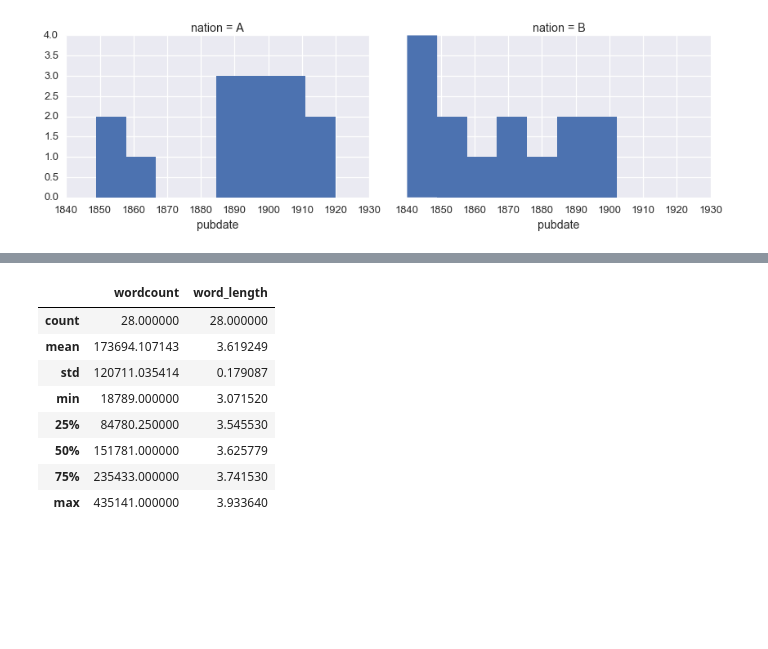
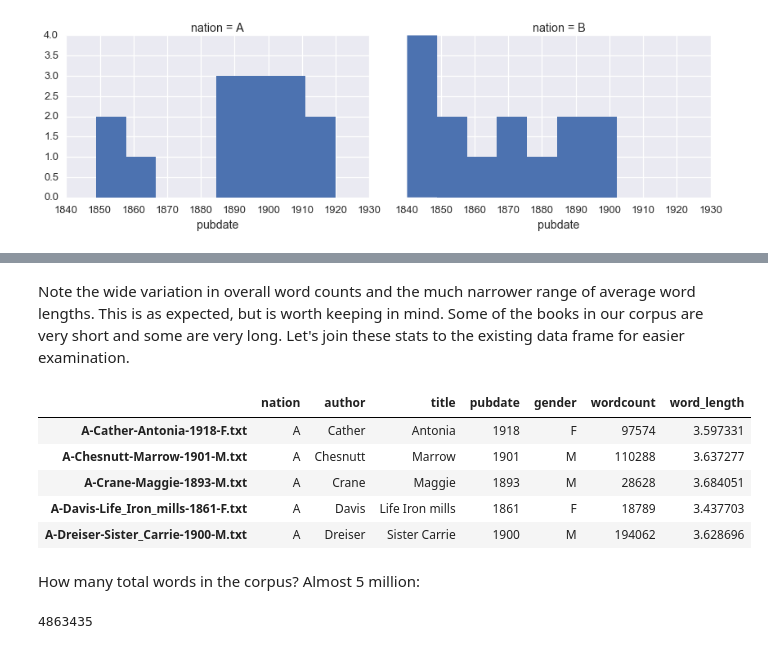
Before and after one commit to wilkens/edinburgh-masterclass, a Jupyter notebook: Notebooks/01 Stats and Computing Basics.ipynb, the cells around one changed output, grey strips where cells are left out. Cells and saved outputs as stored; diff of their text form; code cells hidden in the pictures; blank space fills up the shorter version.

```diff
--- a/Notebooks/01 Stats and Computing Basics.ipynb
+++ b/Notebooks/01 Stats and Computing Basics.ipynb
@@ -567,12 +597,18 @@ stats = collect_stats(corpus)
-# %%
-stats.describe()
-# %% [output]
-|  | wordcount | word_length |
-| count | 28.000000 | 28.000000 |
-| mean | 173694.107143 | 3.619249 |
-| std | 120711.035414 | 0.179087 |
-| min | 18789.000000 | 3.071520 |
-| 25% | 84780.250000 | 3.545530 |
-| 50% | 151781.000000 | 3.625779 |
-| 75% | 235433.000000 | 3.741530 |
-| max | 435141.000000 | 3.933640 |
+# %% [markdown]
+Note the wide variation in overall word counts and the much narrower range of average word lengths. This is as expected, but is worth keeping in mind. Some of the books in our corpus are very short and some are very long. Let's join these stats to the existing data frame for easier examination.
+# %%
+books = books.join(stats)
+books.head()
+# %% [output]
+|  | nation | author | title | pubdate | gender | wordcount | word_length |
+| A-Cather-Antonia-1918-F.txt | A | Cather | Antonia | 1918 | F | 97574 | 3.597331 |
+| A-Chesnutt-Marrow-1901-M.txt | A | Chesnutt | Marrow | 1901 | M | 110288 | 3.637277 |
+| A-Crane-Maggie-1893-M.txt | A | Crane | Maggie | 1893 | M | 28628 | 3.684051 |
+| A-Davis-Life_Iron_mills-1861-F.txt | A | Davis | Life Iron mills | 1861 | F | 18789 | 3.437703 |
+| A-Dreiser-Sister_Carrie-1900-M.txt | A | Dreiser | Sister Carrie | 1900 | M | 194062 | 3.628696 |
+# %% [markdown]
+How many total words in the corpus? Almost 5 million:
+# %%
+books.wordcount.sum()
+# %% [output]
+4863435
```
Also changed, not shown: parts of 44 cells of this notebook, 1 other file.
